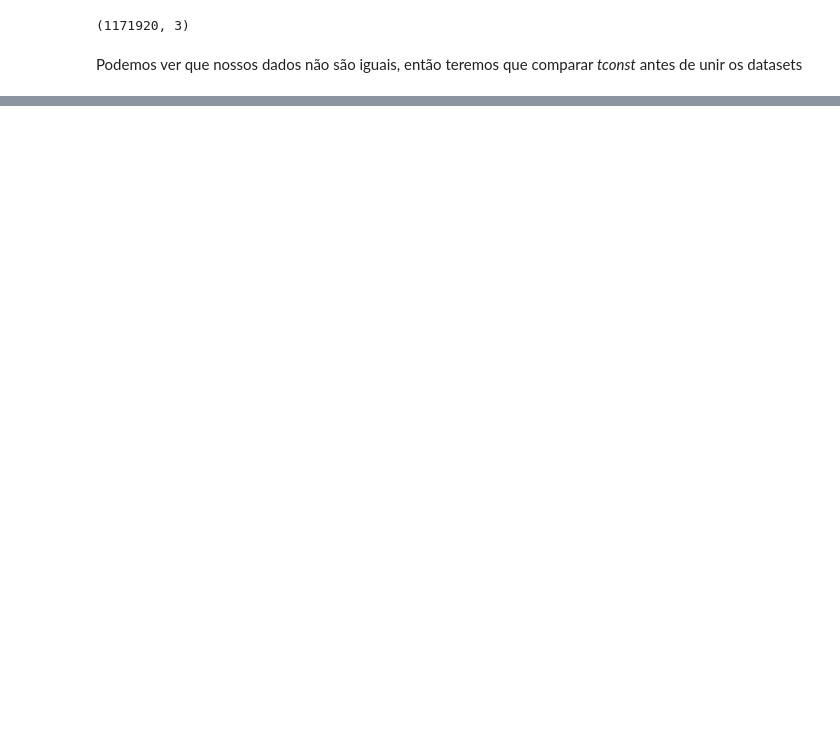
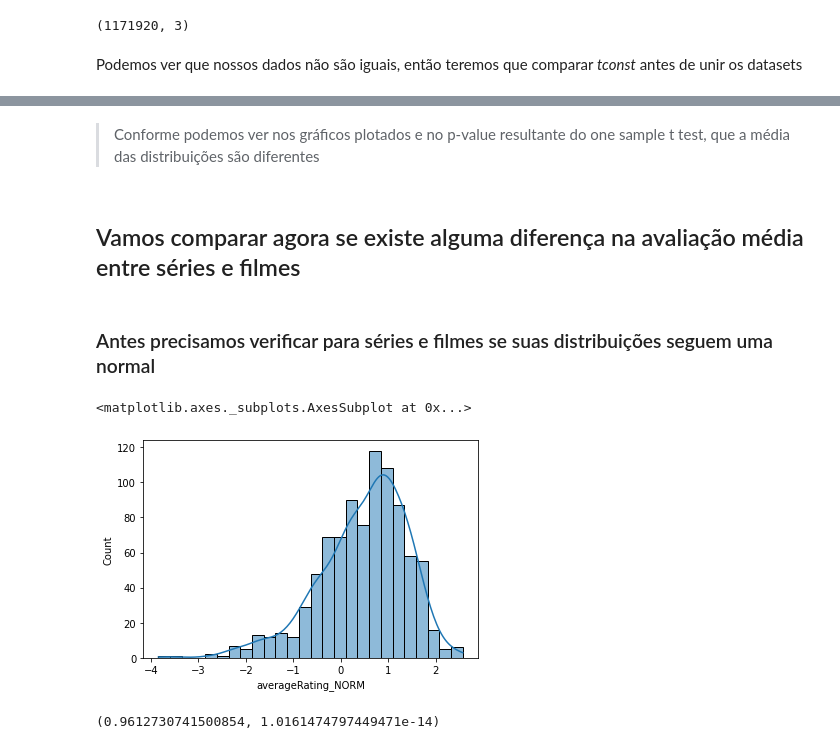
Before and after one commit to danielcti/data-science-project, a Jupyter notebook: dataVisualizationNetflix.ipynb, the cells around one changed output, grey strips where cells are left out. Drawn from its saved outputs; the diff is of its cells as text; code cells hidden in the pictures; blank space fills up the shorter version.

```diff
--- a/dataVisualizationNetflix.ipynb
+++ b/dataVisualizationNetflix.ipynb
@@ -794,0 +971,15 @@ Podemos ver que nossos dados não são iguais, então teremos que comparar *tcon
+# %% [markdown]
+> Conforme podemos ver nos gráficos plotados e no p-value resultante do one sample t test, que a média das distribuições são diferentes
+# %% [markdown]
+## Vamos comparar agora se existe alguma diferença na avaliação média entre séries e filmes
+# %% [markdown]
+### Antes precisamos verificar para séries e filmes se suas distribuições seguem uma normal
+# %%
+sns.histplot(data=juntaTD.loc[juntaTD.type=='TV Show'], x='averageRating_NORM', kde=True)
+# %% [output]
+<matplotlib.axes._subplots.AxesSubplot at 0x...>
+[figure, added]
+# %%
+stats.shapiro(juntaTD.loc[juntaTD.type=='TV Show']['averageRating_NORM'])
+# %% [output]
+(0.9612730741500854, 1.0161474797449471e-14)
```
Also changed, not shown: parts of 45 cells of this notebook.
